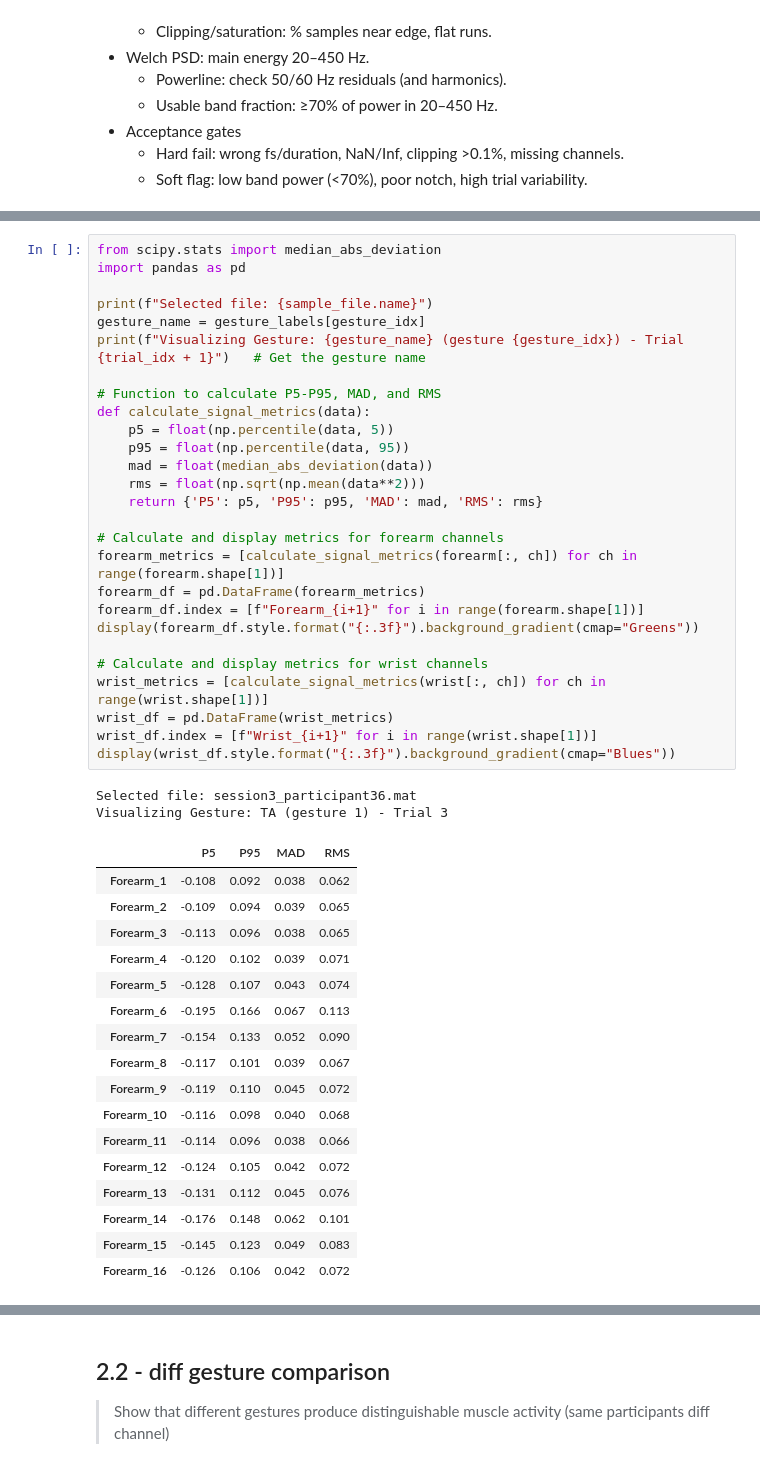
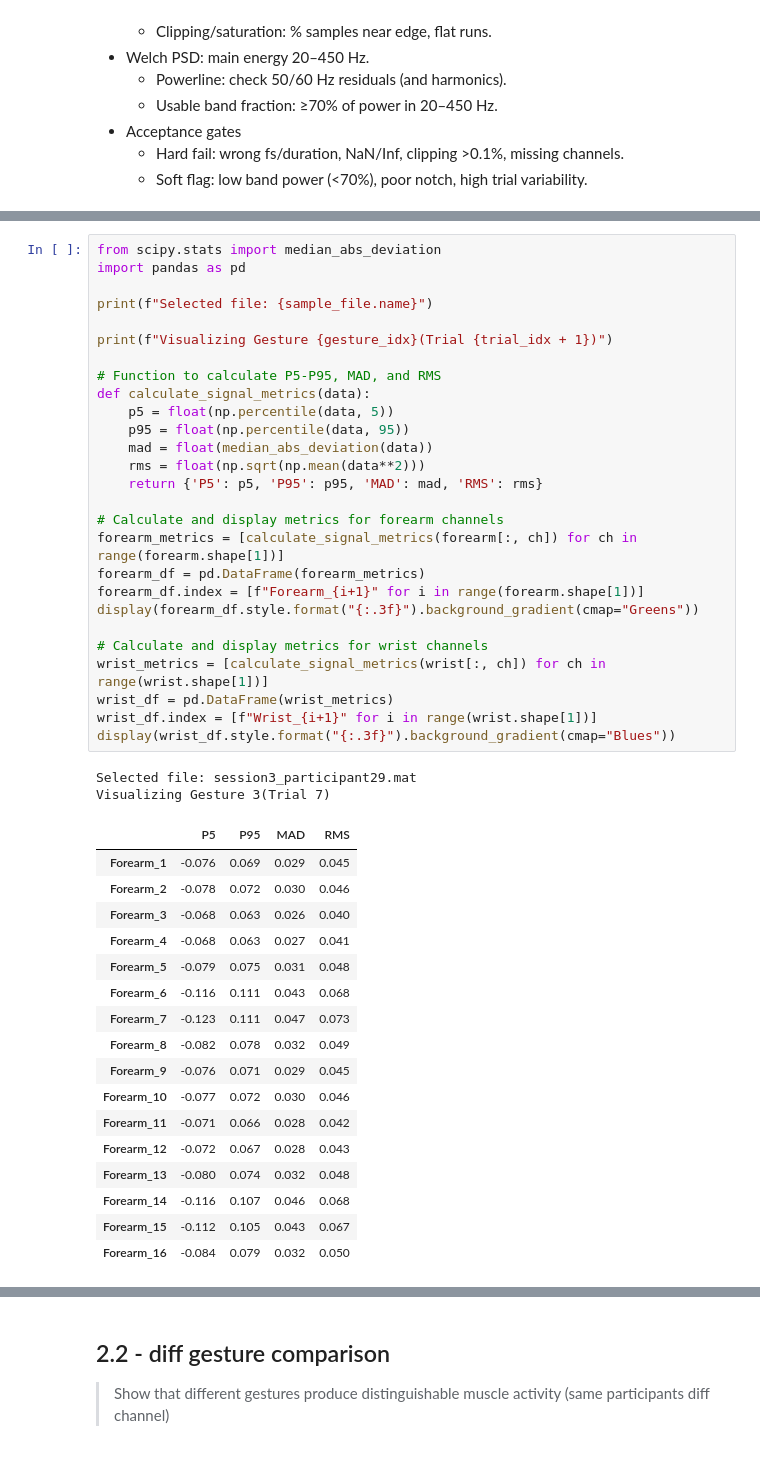
Before and after one commit to jasonwang0228/EMG_Project, a Jupyter notebook: notebooks/2_Visualization.ipynb, the cells around one changed output, grey strips where cells are left out. Cells and saved outputs as stored; diff of their text form.

```diff
--- a/notebooks/2_Visualization.ipynb
+++ b/notebooks/2_Visualization.ipynb
@@ -146,48 +138,48 @@ Forearm Sampling Rate: 2048.0 Hz | Wrist Sampling Rate: 2048.0 Hz
 # %%
 from scipy.stats import median_abs_deviation
 import pandas as pd
 
 print(f"Selected file: {sample_file.name}")
-gesture_name = gesture_labels[gesture_idx]
-print(f"Visualizing Gesture: {gesture_name} (gesture {gesture_idx}) - Trial {trial_idx + 1}")   # Get the gesture name
+
+print(f"Visualizing Gesture {gesture_idx}(Trial {trial_idx + 1})")
 
 # Function to calculate P5-P95, MAD, and RMS
 def calculate_signal_metrics(data):
     p5 = float(np.percentile(data, 5))
     p95 = float(np.percentile(data, 95))
     mad = float(median_abs_deviation(data))
     rms = float(np.sqrt(np.mean(data**2)))
     return {'P5': p5, 'P95': p95, 'MAD': mad, 'RMS': rms}
 
 # Calculate and display metrics for forearm channels
 forearm_metrics = [calculate_signal_metrics(forearm[:, ch]) for ch in range(forearm.shape[1])]
 forearm_df = pd.DataFrame(forearm_metrics)
 forearm_df.index = [f"Forearm_{i+1}" for i in range(forearm.shape[1])]
 display(forearm_df.style.format("{:.3f}").background_gradient(cmap="Greens"))
 
 # Calculate and display metrics for wrist channels
 wrist_metrics = [calculate_signal_metrics(wrist[:, ch]) for ch in range(wrist.shape[1])]
 wrist_df = pd.DataFrame(wrist_metrics)
 wrist_df.index = [f"Wrist_{i+1}" for i in range(wrist.shape[1])]
 display(wrist_df.style.format("{:.3f}").background_gradient(cmap="Blues"))
 # %% [output]
-Selected file: session3_participant36.mat
-Visualizing Gesture: TA (gesture 1) - Trial 3
+Selected file: session3_participant29.mat
+Visualizing Gesture 3(Trial 7)
 |  | P5 | P95 | MAD | RMS |
-| Forearm_1 | -0.108 | 0.092 | 0.038 | 0.062 |
-| Forearm_2 | -0.109 | 0.094 | 0.039 | 0.065 |
-| Forearm_3 | -0.113 | 0.096 | 0.038 | 0.065 |
-| Forearm_4 | -0.120 | 0.102 | 0.039 | 0.071 |
-| Forearm_5 | -0.128 | 0.107 | 0.043 | 0.074 |
-| Forearm_6 | -0.195 | 0.166 | 0.067 | 0.113 |
-| Forearm_7 | -0.154 | 0.133 | 0.052 | 0.090 |
-| Forearm_8 | -0.117 | 0.101 | 0.039 | 0.067 |
-| Forearm_9 | -0.119 | 0.110 | 0.045 | 0.072 |
-| Forearm_10 | -0.116 | 0.098 | 0.040 | 0.068 |
-| Forearm_11 | -0.114 | 0.096 | 0.038 | 0.066 |
-| Forearm_12 | -0.124 | 0.105 | 0.042 | 0.072 |
-| Forearm_13 | -0.131 | 0.112 | 0.045 | 0.076 |
-| Forearm_14 | -0.176 | 0.148 | 0.062 | 0.101 |
-| Forearm_15 | -0.145 | 0.123 | 0.049 | 0.083 |
-| Forearm_16 | -0.126 | 0.106 | 0.042 | 0.072 |
+| Forearm_1 | -0.076 | 0.069 | 0.029 | 0.045 |
+| Forearm_2 | -0.078 | 0.072 | 0.030 | 0.046 |
+| Forearm_3 | -0.068 | 0.063 | 0.026 | 0.040 |
+| Forearm_4 | -0.068 | 0.063 | 0.027 | 0.041 |
+| Forearm_5 | -0.079 | 0.075 | 0.031 | 0.048 |
+| Forearm_6 | -0.116 | 0.111 | 0.043 | 0.068 |
+| Forearm_7 | -0.123 | 0.111 | 0.047 | 0.073 |
+| Forearm_8 | -0.082 | 0.078 | 0.032 | 0.049 |
+| Forearm_9 | -0.076 | 0.071 | 0.029 | 0.045 |
+| Forearm_10 | -0.077 | 0.072 | 0.030 | 0.046 |
+| Forearm_11 | -0.071 | 0.066 | 0.028 | 0.042 |
+| Forearm_12 | -0.072 | 0.067 | 0.028 | 0.043 |
+| Forearm_13 | -0.080 | 0.074 | 0.032 | 0.048 |
+| Forearm_14 | -0.116 | 0.107 | 0.046 | 0.068 |
+| Forearm_15 | -0.112 | 0.105 | 0.043 | 0.067 |
+| Forearm_16 | -0.084 | 0.079 | 0.032 | 0.050 |
 |  | P5 | P95 | MAD | RMS |
```
Also changed, not shown: parts of 8 cells of this notebook, 1 other file.
